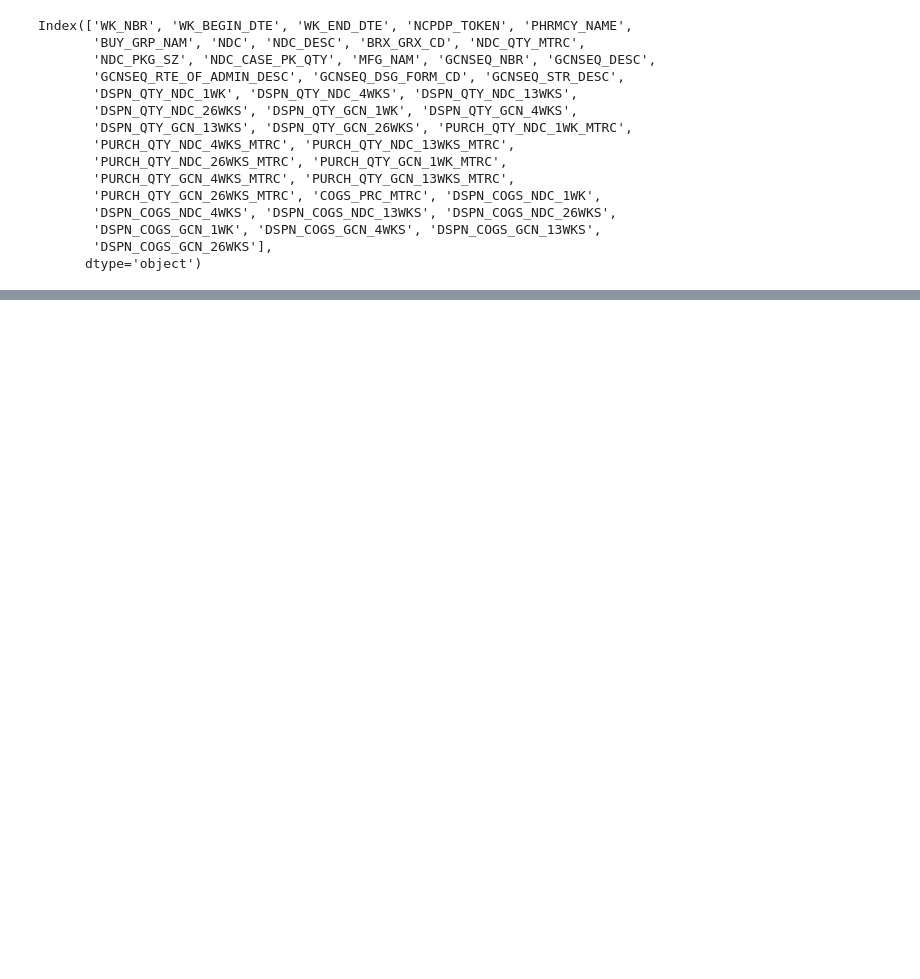
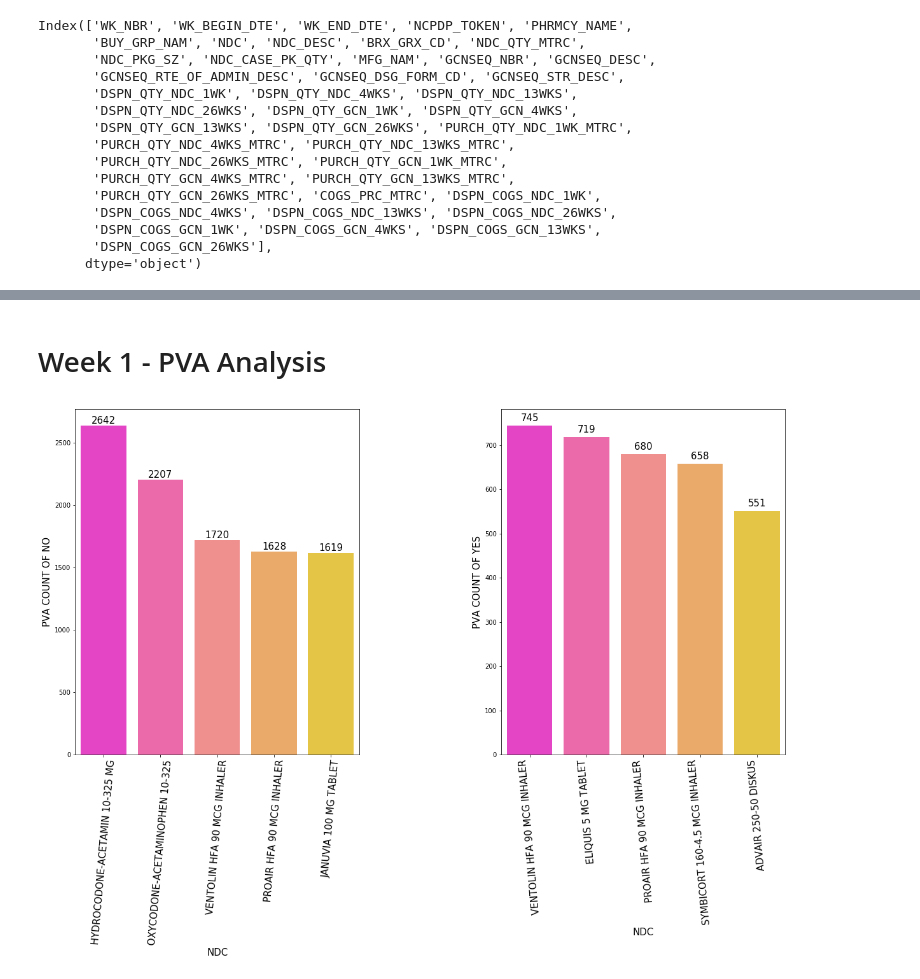
Before and after one commit to SupChanda/AIS-Pharmacy-Dataset, a Jupyter notebook: Which drug families appear to be purchased outside the PVA most often.ipynb, the cells around one changed output, grey strips where cells are left out. Cells and saved outputs as stored; diff of their text form; code cells hidden in the pictures; blank space fills up the shorter version.

```diff
--- a/Which drug families appear to be purchased outside the PVA most often.ipynb
+++ b/Which drug families appear to be purchased outside the PVA most often.ipynb
@@ -434,31 +236,3 @@ Index(['WK_NBR', 'WK_BEGIN_DTE', 'WK_END_DTE', 'NCPDP_TOKEN', 'PHRMCY_NAME',
        'DSPN_COGS_GCN_1WK', 'DSPN_COGS_GCN_4WKS', 'DSPN_COGS_GCN_13WKS',
        'DSPN_COGS_GCN_26WKS'],
       dtype='object')
-# %%
-dfNew=df.loc[:,['NDC', 'NDC_DESC','DSPN_QTY_NDC_1WK', 'PURCH_QTY_NDC_1WK_MTRC',
-                'DSPN_QTY_NDC_4WKS','PURCH_QTY_NDC_4WKS_MTRC',
-                'DSPN_QTY_NDC_13WKS', 'PURCH_QTY_NDC_13WKS_MTRC',
-                'DSPN_QTY_NDC_26WKS','PURCH_QTY_NDC_26WKS_MTRC']]
-col=len(dfNew.columns.values)
-k=1
-from IPython.display import display
-for i in range(2,col,2):
-    dfNew[str(k)+'_WK_DIFF'] = abs(dfNew[dfNew.columns.values[i]]-dfNew[dfNew.columns.values[i+1]])
-    k+=1
-#display(dfNew)
-dfDiff = dfNew.take([0,1,10,11,12,13],axis=1)
-dfDiff.head()
-j=dfDiff.iloc[:,2:]
-#print(len(j.columns.values))
-dt=pd.DataFrame()
-for i in range(0,len(j.columns.values)):
-    DTSeries=pd.Series()
-    for each in j.iloc[:,i].values:
-        if each <50:
-            DTSeries=DTSeries.append(pd.Series('PVA'))
-        else:
-            DTSeries=DTSeries.append(pd.Series('NON_PVA'))
-    temp = pd.DataFrame(DTSeries)
-    dt = pd.concat([dt,temp],axis=1)
-dt.columns=['1st_Week_PVA_Status','2nd_Week_PVA_Status','3rd_Week_PVA_Status','4th_Week_PVA_Status']
-display(dt)
@@ -509,7 +238,0 @@ finalDTMerged
-# %%
-newDTMerged=finalDTMerged.drop(columns=['NDC_DESC','1_WK_DIFF','2_WK_DIFF','3_WK_DIFF','4_WK_DIFF','COGS_PRC_MTRC'])
-fig = plt.figure(figsize=(16,10))
-fig.subplots_adjust(wspace=0.4,hspace=0.4)
-for i in range(0,len(newDTMerged.columns.values)):
-    ax=plt.subplot(2,2,i+1)
-    sns.boxplot(x=newDTMerged[newDTMerged.columns.values[i]],y=finalDTMerged['COGS_PRC_MTRC'],showfliers=False)
@@ -553,0 +354,2 @@ plt.show()
+# %% [markdown]
+# Week 1 - PVA Analysis
@@ -553,0 +426,4 @@ plt.show()
+# %%
+wksPVAAnalysis(listOfWeeks[0])
+# %% [output]
+[figure, added]
```
Also changed, not shown: parts of 22 cells of this notebook.
